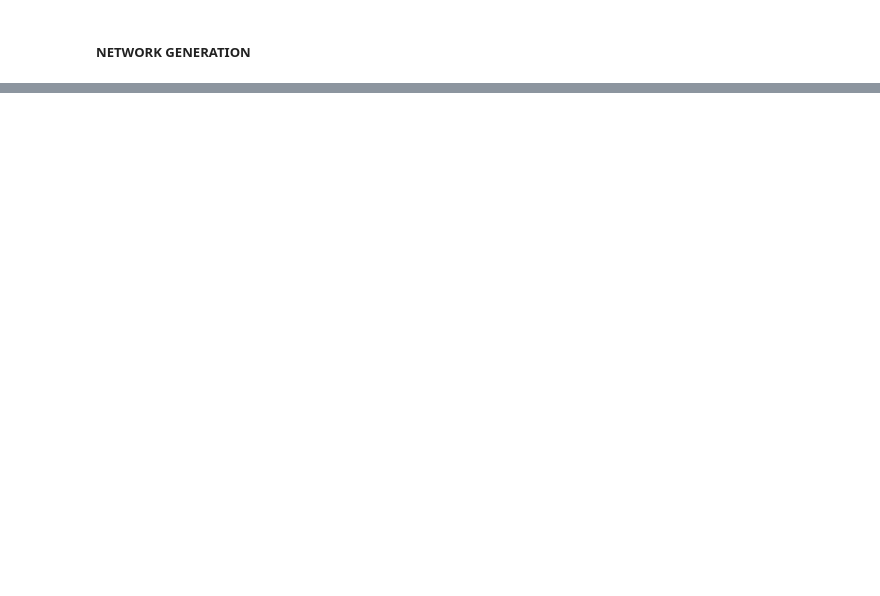
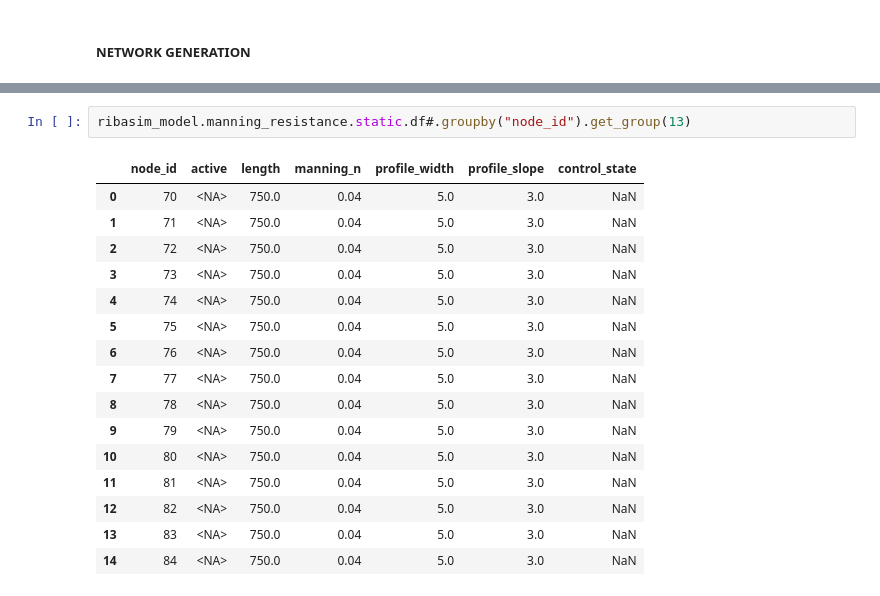
Before and after one commit to harm-nomden-sweco/ribasim_lumping, a Jupyter notebook: notebooks/tki_ribasim_pilots/run_analysis_zutphen.ipynb, the cells around one changed output, grey strips where cells are left out. Drawn from its saved outputs; the diff is of its cells as text; blank space fills up the shorter version.

```diff
--- a/notebooks/tki_ribasim_pilots/run_analysis_zutphen.ipynb
+++ b/notebooks/tki_ribasim_pilots/run_analysis_zutphen.ipynb
@@ -260,0 +437,19 @@ network.ribasim_model.tabulated_rating_curve.static.df
+# %%
+ribasim_model.manning_resistance.static.df#.groupby("node_id").get_group(13)
+# %% [output]
+|  | node_id | active | length | manning_n | profile_width | profile_slope | control_state |
+| 0 | 70 | <NA> | 750.0 | 0.04 | 5.0 | 3.0 | NaN |
+| 1 | 71 | <NA> | 750.0 | 0.04 | 5.0 | 3.0 | NaN |
+| 2 | 72 | <NA> | 750.0 | 0.04 | 5.0 | 3.0 | NaN |
+| 3 | 73 | <NA> | 750.0 | 0.04 | 5.0 | 3.0 | NaN |
+| 4 | 74 | <NA> | 750.0 | 0.04 | 5.0 | 3.0 | NaN |
+| 5 | 75 | <NA> | 750.0 | 0.04 | 5.0 | 3.0 | NaN |
+| 6 | 76 | <NA> | 750.0 | 0.04 | 5.0 | 3.0 | NaN |
+| 7 | 77 | <NA> | 750.0 | 0.04 | 5.0 | 3.0 | NaN |
+| 8 | 78 | <NA> | 750.0 | 0.04 | 5.0 | 3.0 | NaN |
+| 9 | 79 | <NA> | 750.0 | 0.04 | 5.0 | 3.0 | NaN |
+| 10 | 80 | <NA> | 750.0 | 0.04 | 5.0 | 3.0 | NaN |
+| 11 | 81 | <NA> | 750.0 | 0.04 | 5.0 | 3.0 | NaN |
+| 12 | 82 | <NA> | 750.0 | 0.04 | 5.0 | 3.0 | NaN |
+| 13 | 83 | <NA> | 750.0 | 0.04 | 5.0 | 3.0 | NaN |
+| 14 | 84 | <NA> | 750.0 | 0.04 | 5.0 | 3.0 | NaN |
```
Also changed, not shown: parts of 29 cells of this notebook, 3 other files.
